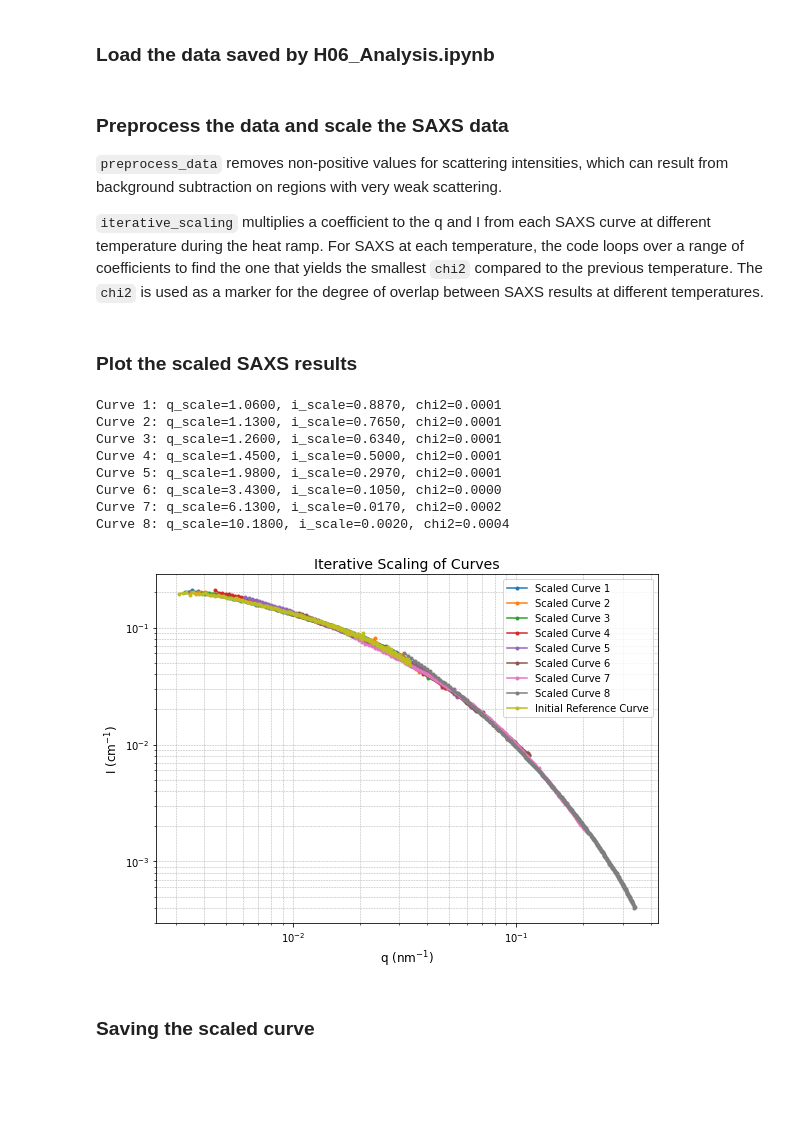
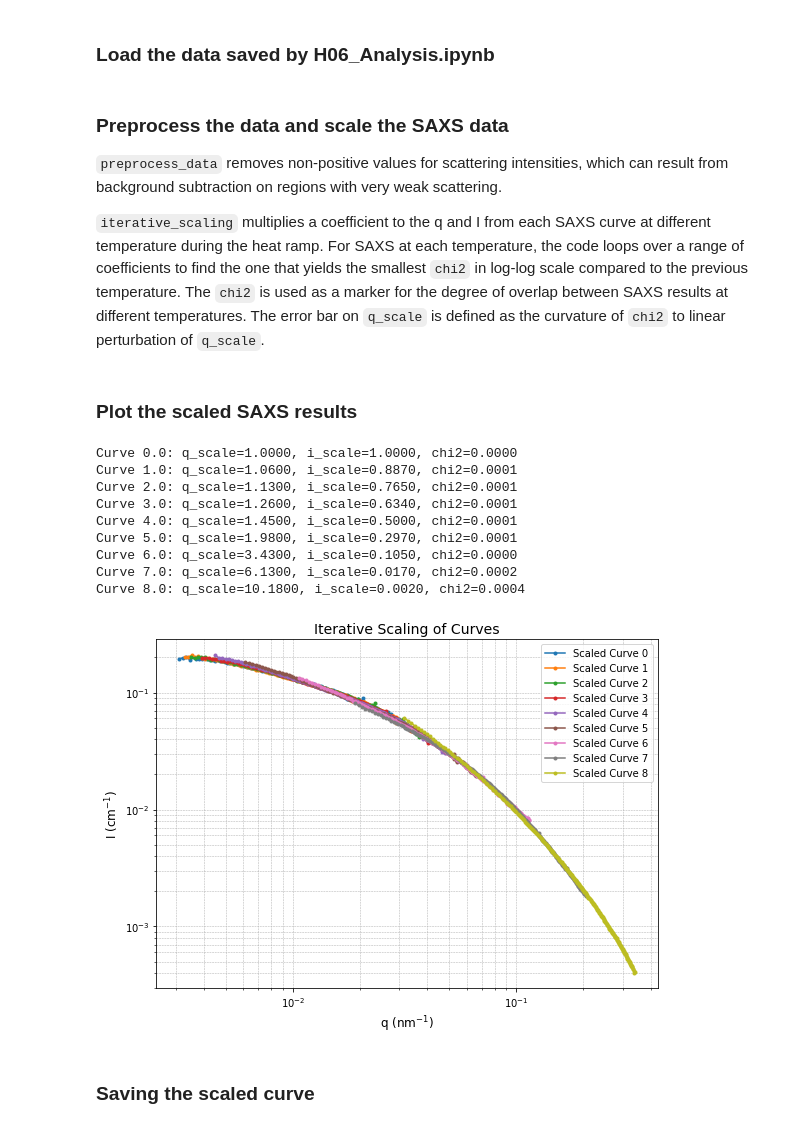
Before and after one commit to AZjk/llps-saxpcs, a Jupyter notebook: H06/SAXS_Global_Scale.ipynb, the cells around one changed output. Cells and saved outputs as stored; diff of their text form; code cells hidden in the pictures; blank space fills up the shorter version.

```diff
--- a/H06/SAXS_Global_Scale.ipynb
+++ b/H06/SAXS_Global_Scale.ipynb
@@ -31,7 +31,7 @@ with open('8IDI_reduced_H06.pickle', 'rb') as f:
 
 `preprocess_data` removes non-positive values for scattering intensities, which can result from background subtraction on regions with very weak scattering.
 
-`iterative_scaling` multiplies a coefficient to the q and I from each SAXS curve at different temperature during the heat ramp. For SAXS at each temperature, the code loops over a range of coefficients to find the one that yields the smallest `chi2` compared to the previous temperature. The `chi2` is used as a marker for the degree of overlap between SAXS results at different temperatures.
+`iterative_scaling` multiplies a coefficient to the q and I from each SAXS curve at different temperature during the heat ramp. For SAXS at each temperature, the code loops over a range of coefficients to find the one that yields the smallest `chi2` in log-log scale compared to the previous temperature. The `chi2` is used as a marker for the degree of overlap between SAXS results at different temperatures. The error bar on `q_scale` is defined as the curvature of `chi2` to linear perturbation of `q_scale`.
 # %%
 
 avg_ramp_up_cleaned, ql_sta_cleaned = preprocess_data(avg_ramp_up, ql_sta)
@@ -42,40 +42,41 @@ scaling_results, scaled_curves = iterative_scaling(avg_ramp_up_cleaned, ql_sta_c
 # %%
 
 # Print the results
 for result in scaling_results:
     print(f"Curve {result[0]}: q_scale={result[1]:.4f}, i_scale={result[2]:.4f}, chi2={result[3]:.4f}")
 
 # Plot all the scaled curves
 fig, ax = plt.subplots(figsize=(8, 6))
 for i, (scaled_x, scaled_y) in enumerate(scaled_curves):
-    ax.loglog(scaled_x, scaled_y, label=f'Scaled Curve {i+1}', marker='o', linestyle='-', markersize=3)
+    ax.loglog(scaled_x, scaled_y, label=f'Scaled Curve {i}', marker='o', linestyle='-', markersize=3)
 
-# Plot the initial reference curve
-ref_x = ql_sta_cleaned[0]
-ref_y = avg_ramp_up_cleaned[0]['saxs_1d']
-ax.loglog(ref_x, ref_y, label='Initial Reference Curve', marker='o', linestyle='-', markersize=3)
+# # Plot the initial reference curve
+# ref_x = ql_sta_cleaned[0]
+# ref_y = avg_ramp_up_cleaned[0]['saxs_1d']
+# ax.loglog(ref_x, ref_y, label='Initial Reference Curve', marker='o', linestyle='-', markersize=3)
 
 # Add labels, legend, and grid
 ax.set_xlabel('q ($\mathdefault{nm^{-1}}$)', fontsize=12)
 ax.set_ylabel('I (cm$^\mathdefault{-1}$)', fontsize=12)
 ax.set_title('Iterative Scaling of Curves', fontsize=14)
 ax.legend()
 ax.grid(which='both', linestyle='--', linewidth=0.5)
 
 # Save and show the plot
 plt.tight_layout()
 plt.savefig('Intermediate_Figures/iterative_scaling_plot.pdf')
 plt.show()
 # %% [output]
-Curve 1: q_scale=1.0600, i_scale=0.8870, chi2=0.0001
-Curve 2: q_scale=1.1300, i_scale=0.7650, chi2=0.0001
-Curve 3: q_scale=1.2600, i_scale=0.6340, chi2=0.0001
-Curve 4: q_scale=1.4500, i_scale=0.5000, chi2=0.0001
-Curve 5: q_scale=1.9800, i_scale=0.2970, chi2=0.0001
-Curve 6: q_scale=3.4300, i_scale=0.1050, chi2=0.0000
-Curve 7: q_scale=6.1300, i_scale=0.0170, chi2=0.0002
-Curve 8: q_scale=10.1800, i_scale=0.0020, chi2=0.0004
+Curve 0.0: q_scale=1.0000, i_scale=1.0000, chi2=0.0000
+Curve 1.0: q_scale=1.0600, i_scale=0.8870, chi2=0.0001
+Curve 2.0: q_scale=1.1300, i_scale=0.7650, chi2=0.0001
+Curve 3.0: q_scale=1.2600, i_scale=0.6340, chi2=0.0001
+Curve 4.0: q_scale=1.4500, i_scale=0.5000, chi2=0.0001
+Curve 5.0: q_scale=1.9800, i_scale=0.2970, chi2=0.0001
+Curve 6.0: q_scale=3.4300, i_scale=0.1050, chi2=0.0000
+Curve 7.0: q_scale=6.1300, i_scale=0.0170, chi2=0.0002
+Curve 8.0: q_scale=10.1800, i_scale=0.0020, chi2=0.0004
-[figure, old version]
+[figure, new version]
 # %% [markdown]
 ### Saving the scaled curve
 # %%
```
Also changed, not shown: 4 other files.
